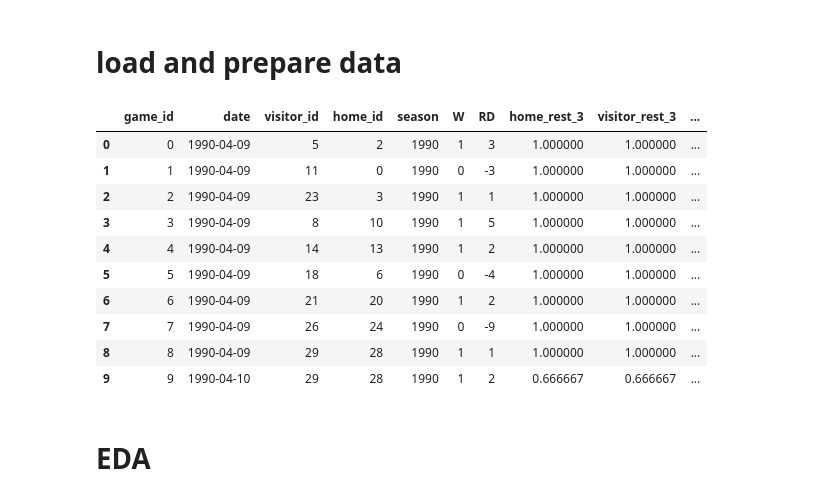
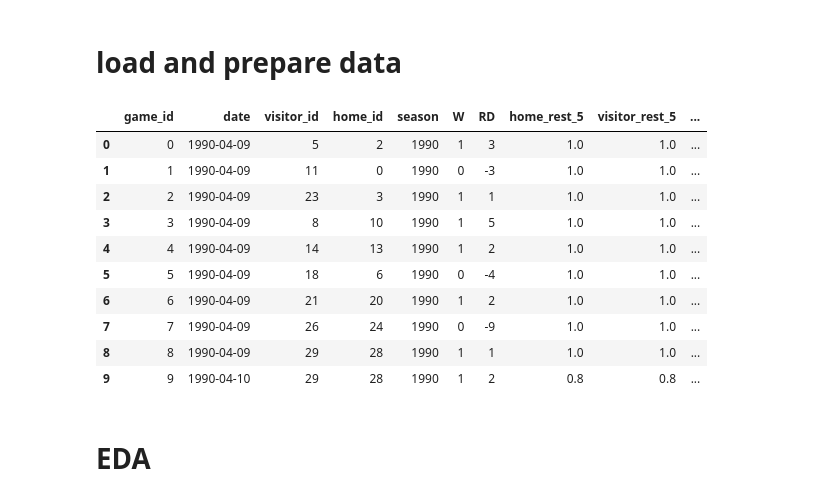
Before and after one commit to lanejere5/mlb, a Jupyter notebook: elo/elo_2022_07_05.ipynb, the cells around one changed output. Drawn from its saved outputs; the diff is of its cells as text; code cells hidden in the pictures.

```diff
--- a/elo/elo_2022_07_05.ipynb
+++ b/elo/elo_2022_07_05.ipynb
@@ -30,26 +30,27 @@ plt.style.use('ggplot')
 # %%
 import pandas as pd
 pd.set_option('display.max_columns', None)
 
 features = pd.read_parquet(
     '/content/drive/My Drive/mlb/features/features.parquet',
-    columns=['game_id', 'date', 'visitor_id', 'home_id', 'season', 'W', 'RD', 'home_rest_3', 'visitor_rest_3'])
+    columns=['game_id', 'date', 'visitor_id', 'home_id', 'season', 'W', 'RD', 'home_rest_5', 'visitor_rest_5', 'home_rest_10', 'visitor_rest_10'])
 
-features['delta_rest_3'] = features['home_rest_3'] - features['visitor_rest_3']
+features['delta_rest_5'] = features['home_rest_5'] - features['visitor_rest_5']
+features['delta_rest_10'] = features['home_rest_10'] - features['visitor_rest_10']
 
 features.head(10)
 # %% [output]
-|  | game_id | date | visitor_id | home_id | season | W | RD | home_rest_3 | visitor_rest_3 | ... |
-| 0 | 0 | 1990-04-09 | 5 | 2 | 1990 | 1 | 3 | 1.000000 | 1.000000 | ... |
-| 1 | 1 | 1990-04-09 | 11 | 0 | 1990 | 0 | -3 | 1.000000 | 1.000000 | ... |
-| 2 | 2 | 1990-04-09 | 23 | 3 | 1990 | 1 | 1 | 1.000000 | 1.000000 | ... |
-| 3 | 3 | 1990-04-09 | 8 | 10 | 1990 | 1 | 5 | 1.000000 | 1.000000 | ... |
-| 4 | 4 | 1990-04-09 | 14 | 13 | 1990 | 1 | 2 | 1.000000 | 1.000000 | ... |
-| 5 | 5 | 1990-04-09 | 18 | 6 | 1990 | 0 | -4 | 1.000000 | 1.000000 | ... |
-| 6 | 6 | 1990-04-09 | 21 | 20 | 1990 | 1 | 2 | 1.000000 | 1.000000 | ... |
-| 7 | 7 | 1990-04-09 | 26 | 24 | 1990 | 0 | -9 | 1.000000 | 1.000000 | ... |
-| 8 | 8 | 1990-04-09 | 29 | 28 | 1990 | 1 | 1 | 1.000000 | 1.000000 | ... |
-| 9 | 9 | 1990-04-10 | 29 | 28 | 1990 | 1 | 2 | 0.666667 | 0.666667 | ... |
+|  | game_id | date | visitor_id | home_id | season | W | RD | home_rest_5 | visitor_rest_5 | ... |
+| 0 | 0 | 1990-04-09 | 5 | 2 | 1990 | 1 | 3 | 1.0 | 1.0 | ... |
+| 1 | 1 | 1990-04-09 | 11 | 0 | 1990 | 0 | -3 | 1.0 | 1.0 | ... |
+| 2 | 2 | 1990-04-09 | 23 | 3 | 1990 | 1 | 1 | 1.0 | 1.0 | ... |
+| 3 | 3 | 1990-04-09 | 8 | 10 | 1990 | 1 | 5 | 1.0 | 1.0 | ... |
+| 4 | 4 | 1990-04-09 | 14 | 13 | 1990 | 1 | 2 | 1.0 | 1.0 | ... |
+| 5 | 5 | 1990-04-09 | 18 | 6 | 1990 | 0 | -4 | 1.0 | 1.0 | ... |
+| 6 | 6 | 1990-04-09 | 21 | 20 | 1990 | 1 | 2 | 1.0 | 1.0 | ... |
+| 7 | 7 | 1990-04-09 | 26 | 24 | 1990 | 0 | -9 | 1.0 | 1.0 | ... |
+| 8 | 8 | 1990-04-09 | 29 | 28 | 1990 | 1 | 1 | 1.0 | 1.0 | ... |
+| 9 | 9 | 1990-04-10 | 29 | 28 | 1990 | 1 | 2 | 0.8 | 0.8 | ... |
 # %%
 # teams are indexed 0 - 29
 # (teams that changed name between seasons, e.g. MON -> WAS, are considered the same)
```
Also changed, not shown: parts of 6 cells of this notebook.
